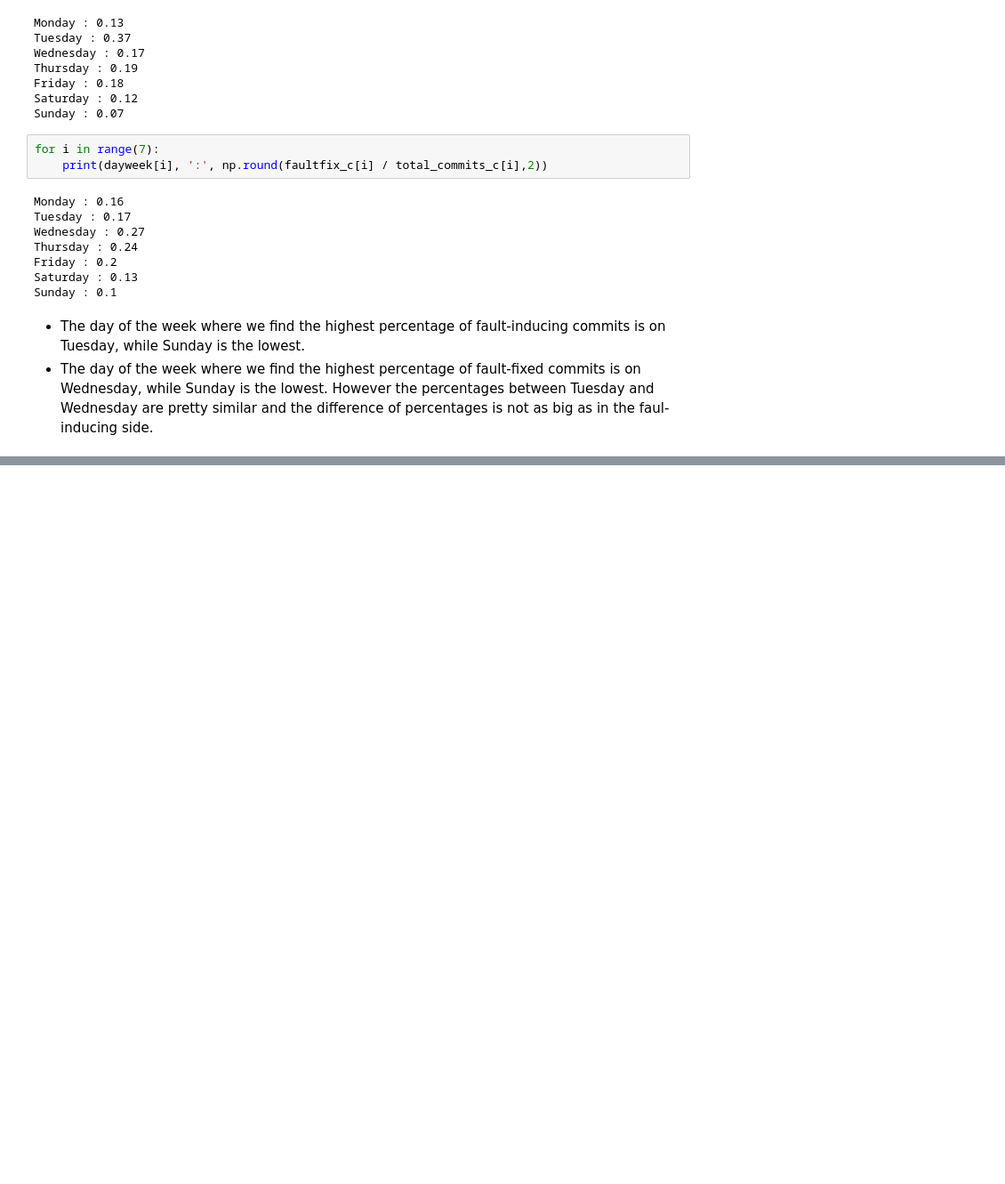
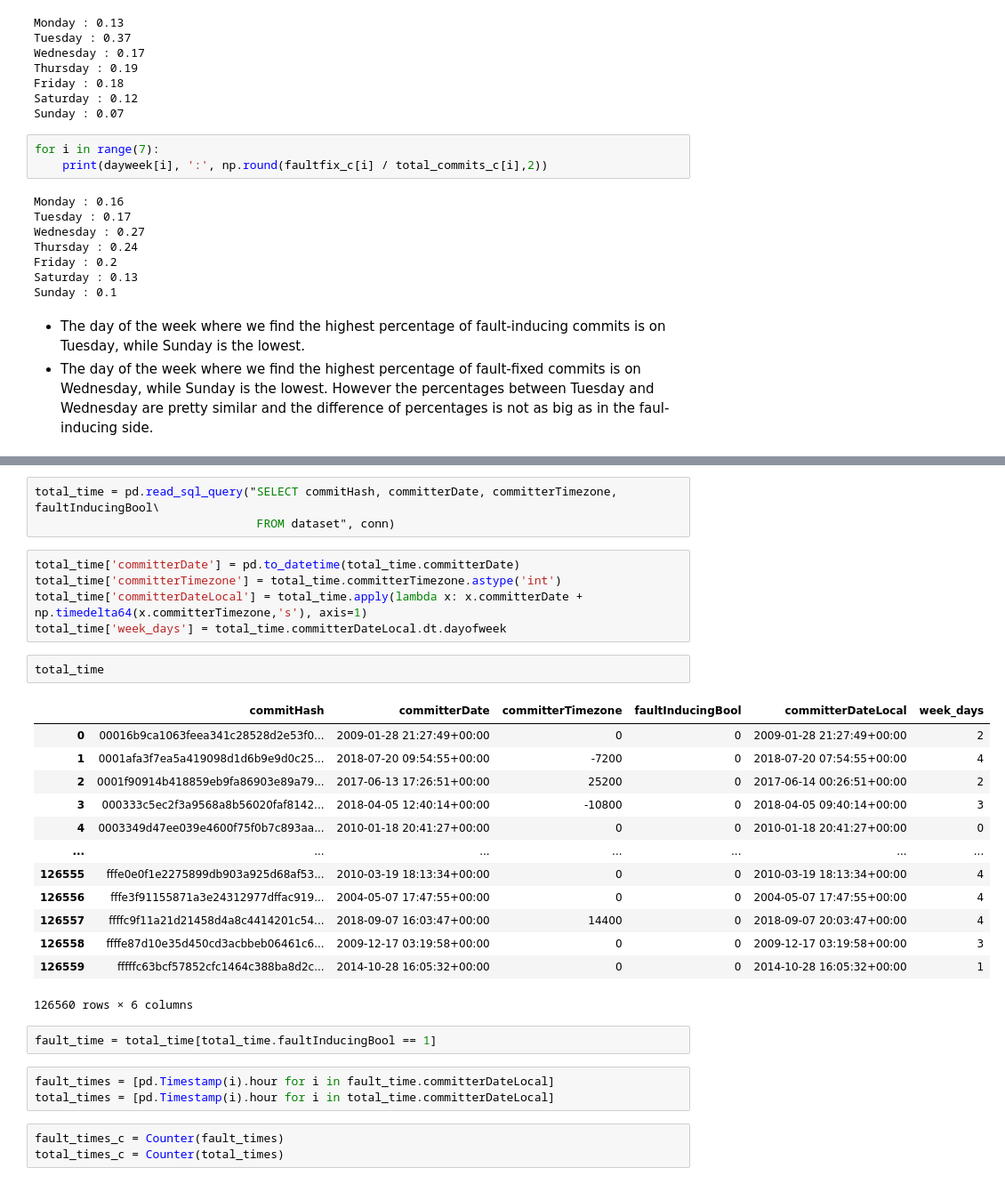
Before and after one commit to AlbertDominguez/AXM, a Jupyter notebook: notebooks/data_exploration.ipynb, the cells around one changed output, grey strips where cells are left out. Shown at 89% size. Saved outputs shown, nothing was run; the diff lists cells and outputs as text; blank space fills up the shorter version.

Commit message:
added dataset view times analysis

```diff
--- a/notebooks/data_exploration.ipynb
+++ b/notebooks/data_exploration.ipynb
@@ -426,0 +451,32 @@ g_jira_issues.columns
+# %%
+total_time = pd.read_sql_query("SELECT commitHash, committerDate, committerTimezone, faultInducingBool\
+                                FROM dataset", conn)
+# %%
+total_time['committerDate'] = pd.to_datetime(total_time.committerDate)
+total_time['committerTimezone'] = total_time.committerTimezone.astype('int')
+total_time['committerDateLocal'] = total_time.apply(lambda x: x.committerDate + np.timedelta64(x.committerTimezone,'s'), axis=1)
+total_time['week_days'] = total_time.committerDateLocal.dt.dayofweek
+# %%
+total_time
+# %% [output]
+|  | commitHash | committerDate | committerTimezone | faultInducingBool | committerDateLocal | week_days |
+| 0 | 00016b9ca1063feea341c28528d2e53f0... | 2009-01-28 21:27:49+00:00 | 0 | 0 | 2009-01-28 21:27:49+00:00 | 2 |
+| 1 | 0001afa3f7ea5a419098d1d6b9e9d0c25... | 2018-07-20 09:54:55+00:00 | -7200 | 0 | 2018-07-20 07:54:55+00:00 | 4 |
+| 2 | 0001f90914b418859eb9fa86903e89a79... | 2017-06-13 17:26:51+00:00 | 25200 | 0 | 2017-06-14 00:26:51+00:00 | 2 |
+| 3 | 000333c5ec2f3a9568a8b56020faf8142... | 2018-04-05 12:40:14+00:00 | -10800 | 0 | 2018-04-05 09:40:14+00:00 | 3 |
+| 4 | 0003349d47ee039e4600f75f0b7c893aa... | 2010-01-18 20:41:27+00:00 | 0 | 0 | 2010-01-18 20:41:27+00:00 | 0 |
+| ... | ... | ... | ... | ... | ... | ... |
+| 126555 | fffe0e0f1e2275899db903a925d68af53... | 2010-03-19 18:13:34+00:00 | 0 | 0 | 2010-03-19 18:13:34+00:00 | 4 |
+| 126556 | fffe3f91155871a3e24312977dffac919... | 2004-05-07 17:47:55+00:00 | 0 | 0 | 2004-05-07 17:47:55+00:00 | 4 |
+| 126557 | ffffc9f11a21d21458d4a8c4414201c54... | 2018-09-07 16:03:47+00:00 | 14400 | 0 | 2018-09-07 20:03:47+00:00 | 4 |
+| 126558 | ffffe87d10e35d450cd3acbbeb06461c6... | 2009-12-17 03:19:58+00:00 | 0 | 0 | 2009-12-17 03:19:58+00:00 | 3 |
+| 126559 | fffffc63bcf57852cfc1464c388ba8d2c... | 2014-10-28 16:05:32+00:00 | 0 | 0 | 2014-10-28 16:05:32+00:00 | 1 |
+126560 rows × 6 columns
+# %%
+fault_time = total_time[total_time.faultInducingBool == 1]
+# %%
+fault_times = [pd.Timestamp(i).hour for i in fault_time.committerDateLocal]
+total_times = [pd.Timestamp(i).hour for i in total_time.committerDateLocal]
+# %%
+fault_times_c = Counter(fault_times)
+total_times_c = Counter(total_times)
```
Also changed, not shown: parts of 12 cells of this notebook.
